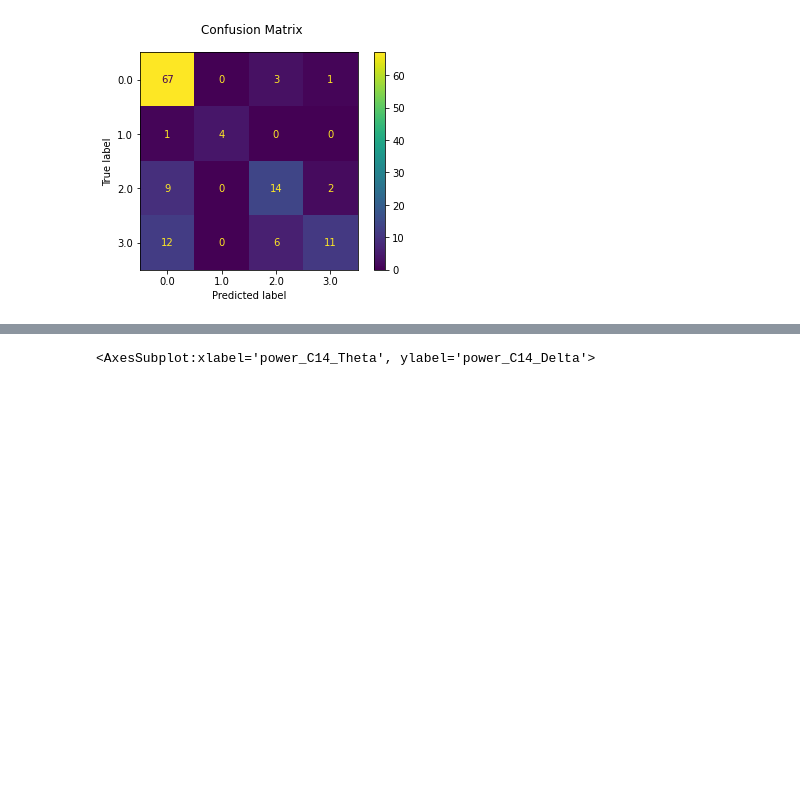
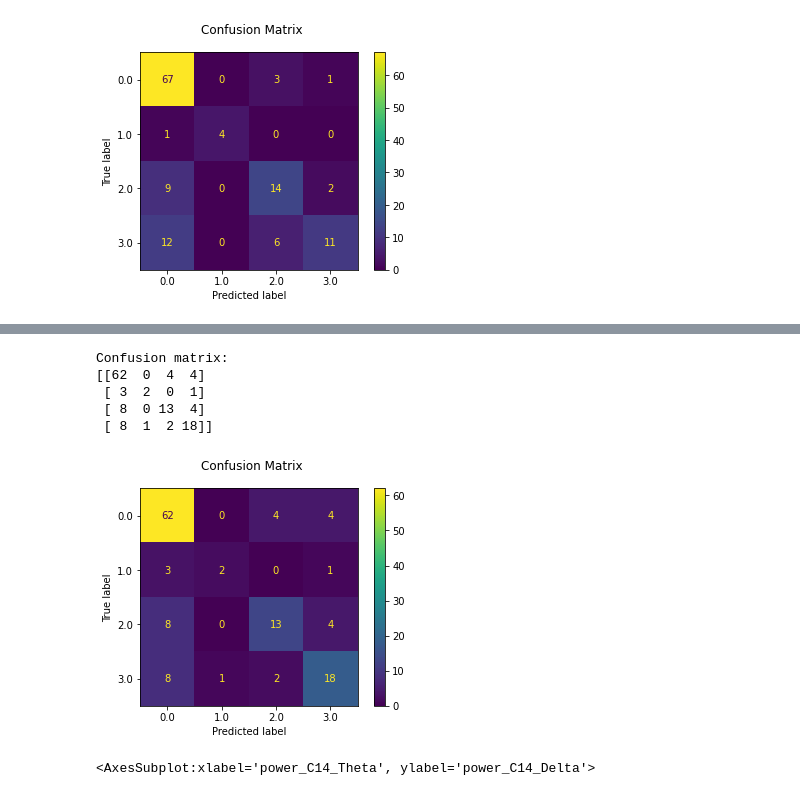
Before and after one commit to yjmantilla/Data_analysis_ML_Harmonization_Proyect, a Jupyter notebook: Manipulacion- Rois-Componentes de todas las DB/EDA.ipynb, the cells around one changed output, grey strips where cells are left out. Saved outputs shown, nothing was run; the diff lists cells and outputs as text; code cells hidden in the pictures; blank space fills up the shorter version.

```diff
--- a/Manipulacion- Rois-Componentes de todas las DB/EDA.ipynb
+++ b/Manipulacion- Rois-Componentes de todas las DB/EDA.ipynb
@@ -164,0 +283,11 @@ data_com = data_com.sort_values(by='group')
+# %%
+X_train_comall, X_test_comall, y_train_comall, y_test_comall = train_test_split(
+    data_com_allf.values[:,:-1],
+    data_com_allf.values[:,-1],
+    test_size=0.2,
+    random_state=1,
+    stratify=data_com_allf.values[:,-1])
+# %%
+supvm = SVC(C=10, random_state=1)
+# %%
+supvm.fit(X_train_comall, y_train_comall)
@@ -164,0 +296,2 @@ data_com = data_com.sort_values(by='group')
+# %%
+predicted = supvm.predict(X_test_comall)
@@ -165,3 +315,16 @@ data_com = data_com.sort_values(by='group')
+# %%
+disp = metrics.ConfusionMatrixDisplay.from_predictions(y_test_comall, predicted)
+disp.figure_.suptitle("Confusion Matrix")
+print(f"Confusion matrix:\n{disp.confusion_matrix}")
+
+plt.show()
+# %% [output]
+Confusion matrix:
+[[62  0  4  4]
+ [ 3  2  0  1]
+ [ 8  0 13  4]
+ [ 8  1  2 18]]
+[figure, added]
 # %%
 fig = plt.gcf()
 
```
Also changed, not shown: parts of 31 cells of this notebook.
